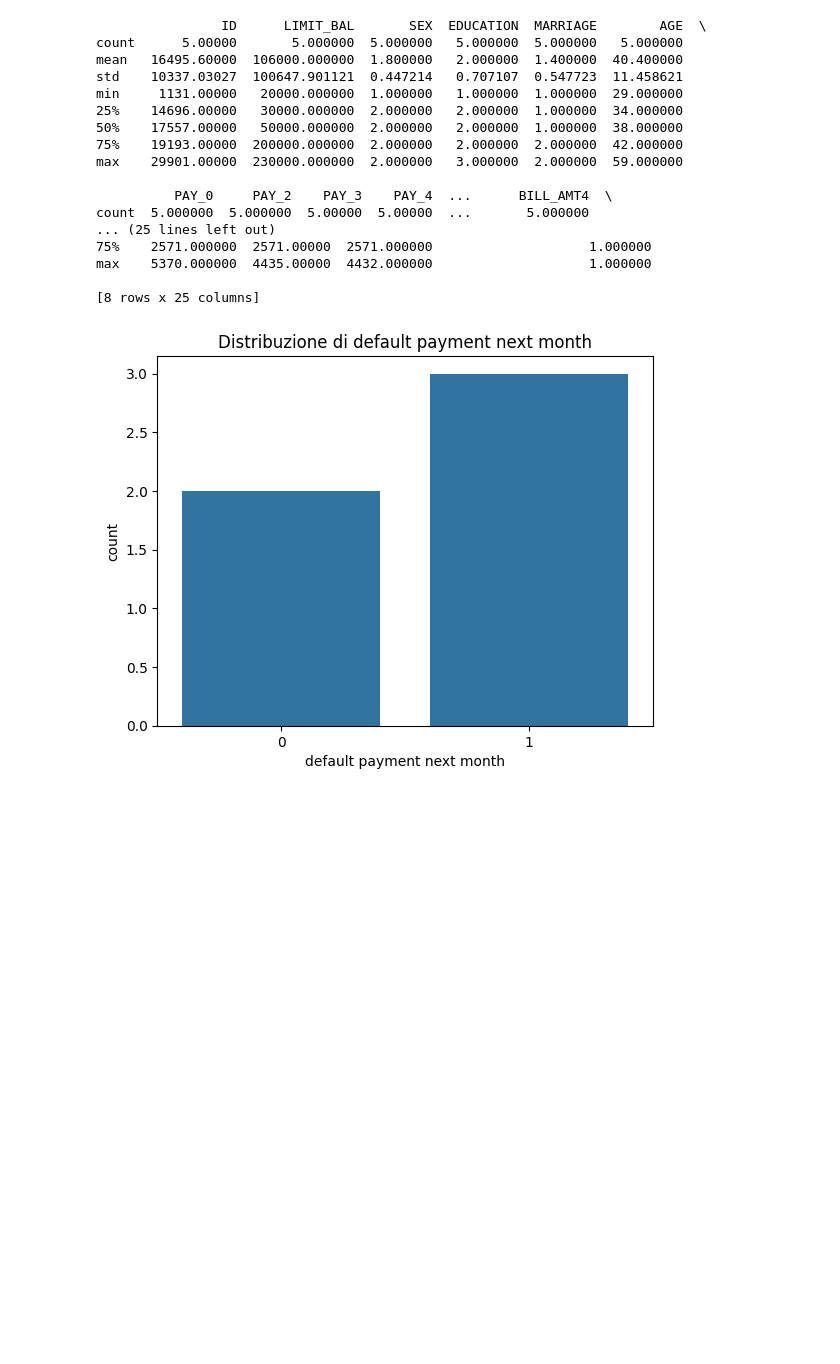
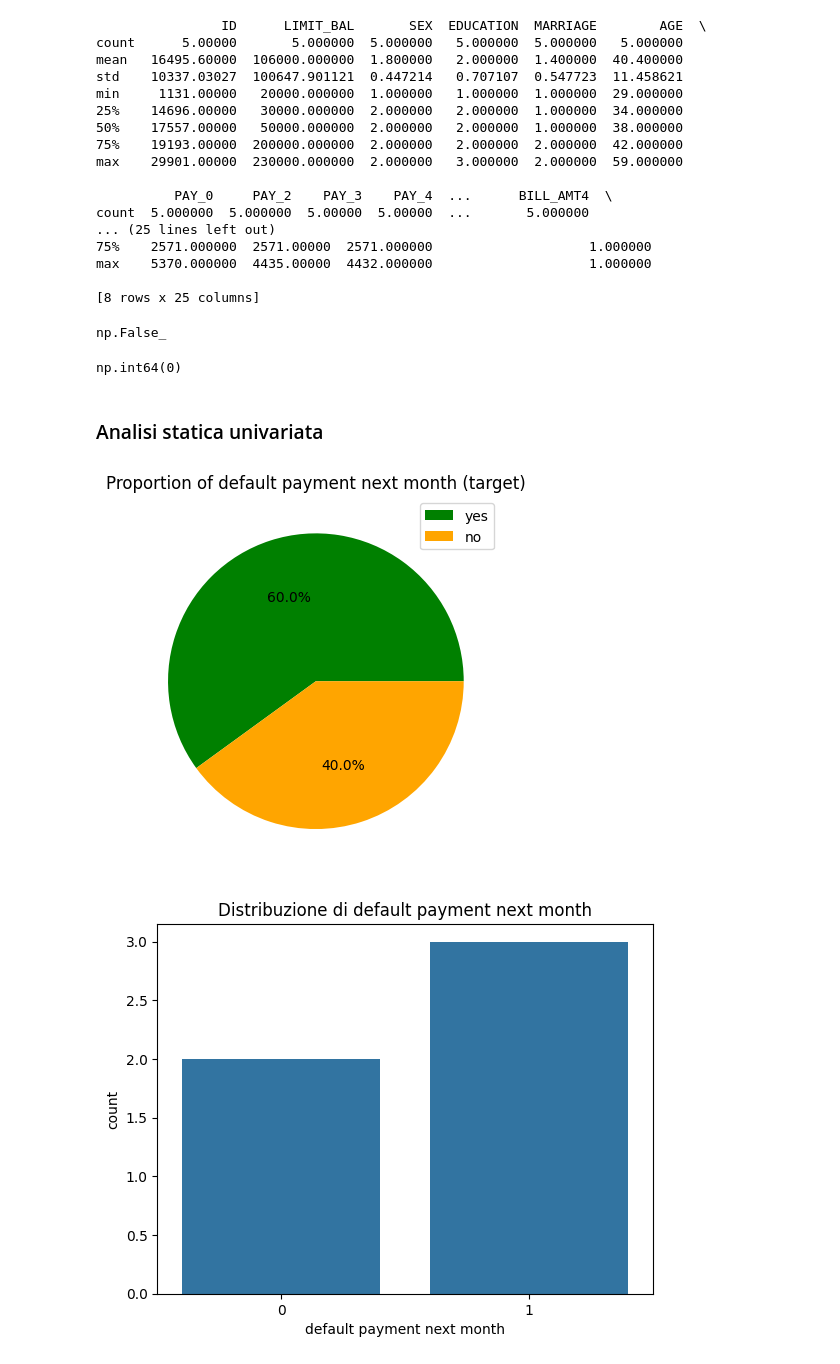
Before and after one commit to LucaPerf/Assignement-Advanced-ML, a Jupyter notebook: Assignment_one_template.ipynb, the cells around one changed output. Drawn from its saved outputs; the diff is of its cells as text; code cells hidden in the pictures; blank space fills up the shorter version.

```diff
--- a/Assignment_one_template.ipynb
+++ b/Assignment_one_template.ipynb
@@ -129,6 +107,30 @@ count  5.000000  5.000000  5.00000  5.00000  ...       5.000000
 max    5370.000000  4435.00000  4432.000000                    1.000000
 
 [8 rows x 25 columns]
+# %%
+# controllo presenza di valori nulli
+df_train_data.isnull().sum().any()
+# %% [output]
+np.False_
+# %%
+# controllo di presenza di valori duplicati
+df_train_data.duplicated().sum()
+# %% [output]
+np.int64(0)
+# %% [markdown]
+### Analisi statica univariata
+# %%
+column = 'default payment next month'
+total_rows = len(df_train_data)
+counts = df_train_data[column].value_counts()
+percentages = [count / total_rows * 100 for count in counts]
+plt.pie(percentages, autopct='%1.1f%%', colors=['green', 'orange'])
+plt.title(f'Proportion of {column} (target)')
+labels = ['yes', 'no']
+plt.legend(labels=labels, loc='upper right')
+plt.show()
+# %% [output]
+[figure, added]
 # %%
 # Analisi della variabile target
 # Conta la distribuzione della variabile target
```
Also changed, not shown: parts of 23 cells of this notebook.
